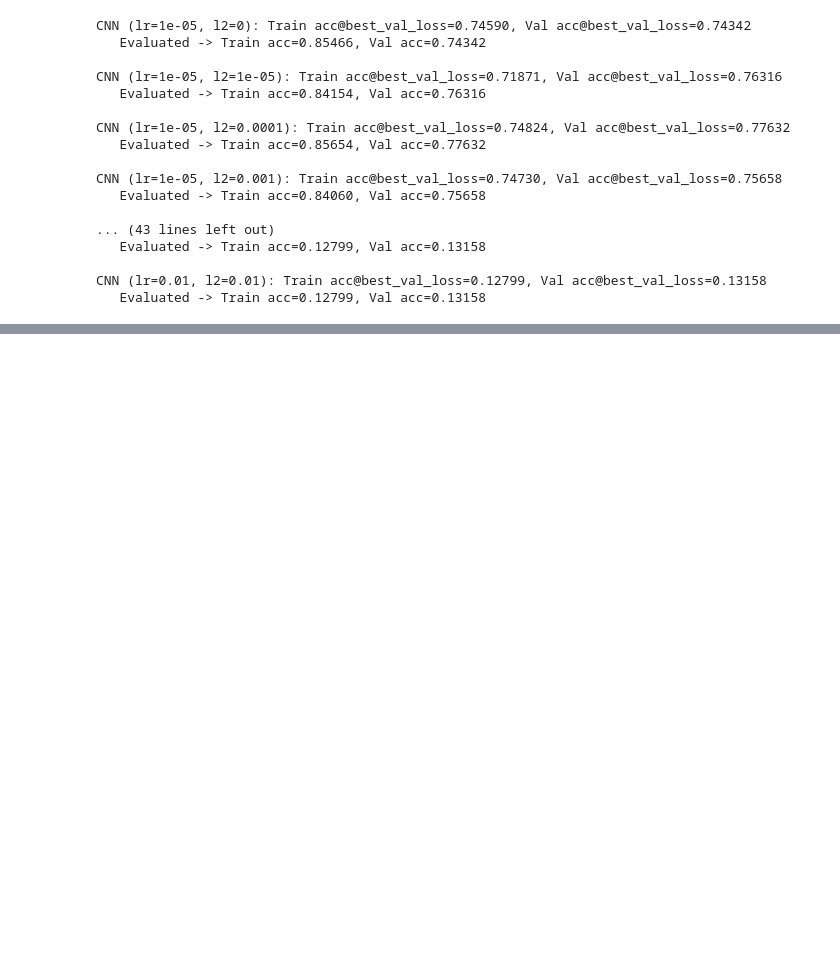
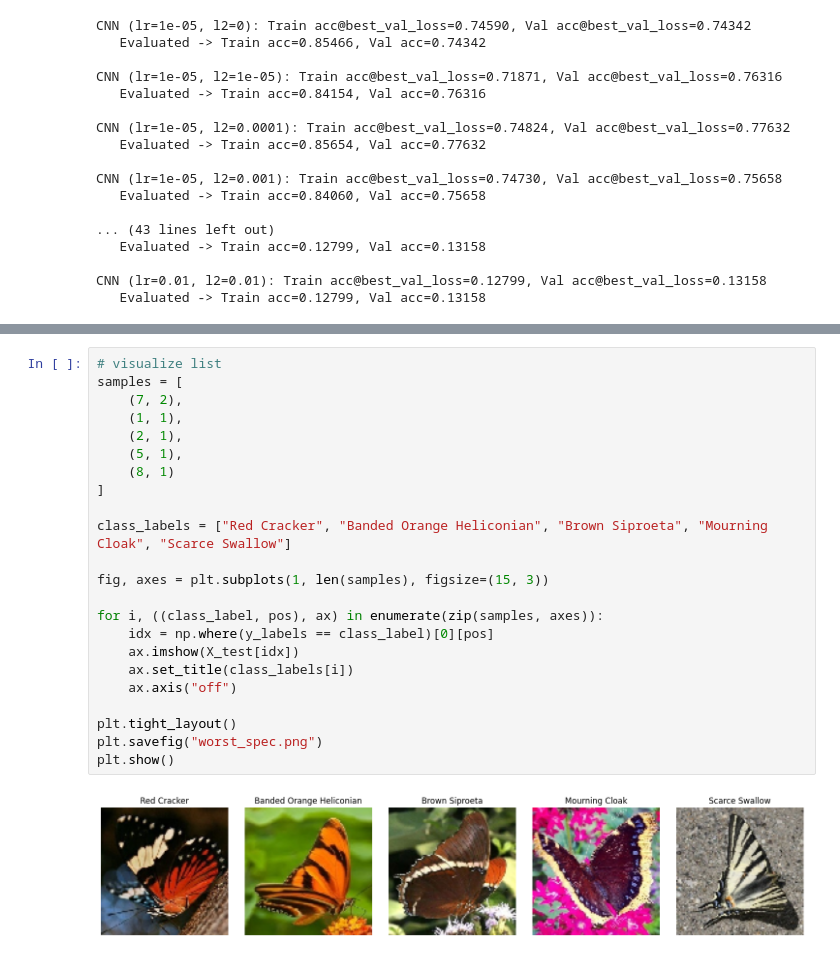
Before and after one commit to Stefano-Bozzi/LepidopterAI, a Jupyter notebook: training.ipynb, the cells around one changed output, grey strips where cells are left out. Saved outputs shown, nothing was run; the diff lists cells and outputs as text; blank space fills up the shorter version.

```diff
--- a/training.ipynb
+++ b/training.ipynb
@@ -748,0 +859,25 @@ CNN (lr=0.01, l2=0.01): Train acc@best_val_loss=0.12799, Val acc@best_val_loss=0
+# %%
+# visualize list
+samples = [
+    (7, 2),
+    (1, 1),
+    (2, 1),
+    (5, 1),
+    (8, 1)
+]
+
+class_labels = ["Red Cracker", "Banded Orange Heliconian", "Brown Siproeta", "Mourning Cloak", "Scarce Swallow"]
+
+fig, axes = plt.subplots(1, len(samples), figsize=(15, 3))
+
+for i, ((class_label, pos), ax) in enumerate(zip(samples, axes)):
+    idx = np.where(y_labels == class_label)[0][pos]
+    ax.imshow(X_test[idx])
+    ax.set_title(class_labels[i])
+    ax.axis("off")
+
+plt.tight_layout()
+plt.savefig("worst_spec.png")
+plt.show()
+# %% [output]
+[figure, added]
```
Also changed, not shown: parts of 4 cells of this notebook.
